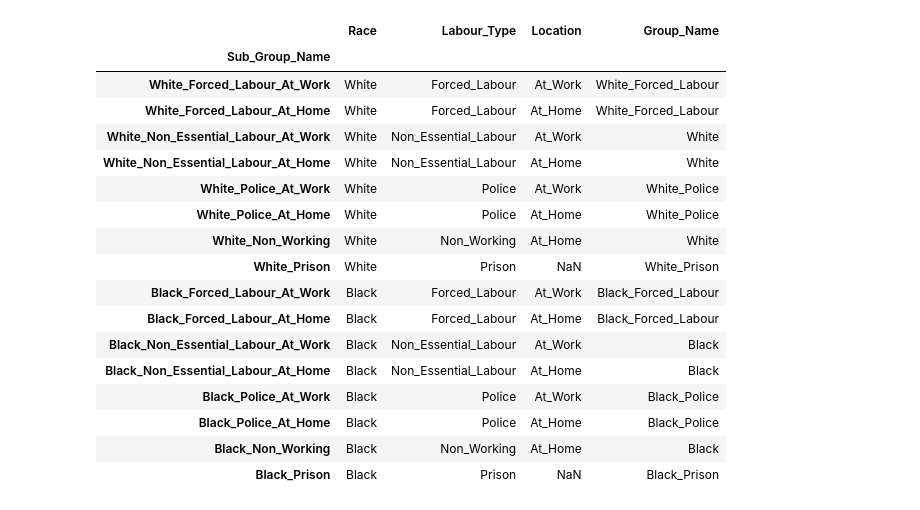
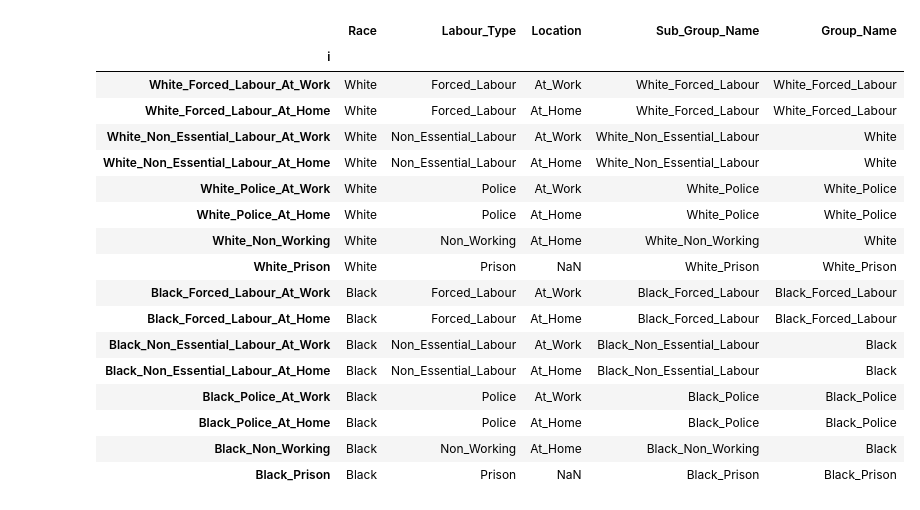
Before and after one commit to rachelwarren/CPE_Covid_Model, a Jupyter notebook: model/generate_matrix.ipynb, the cells around one changed output. Saved outputs shown, nothing was run; the diff lists cells and outputs as text; code cells hidden in the pictures.

```diff
--- a/model/generate_matrix.ipynb
+++ b/model/generate_matrix.ipynb
@@ -4,43 +4,44 @@ import numpy as np
 # %%
 #expanded matrix
 
 ls = []
 for race in ['White', 'Black']:
     for labour_type in ['Forced_Labour', 'Non_Essential_Labour', 'Police']:
         for loc in ['At_Work', 'At_Home']:
             simple_name = f'{race}_{labour_type}' if labour_type != 'Non_Essential_Labour' else race
 
             ls.append(
                 {'Race' : race,
                  'Labour_Type' : labour_type,
                  'Location': loc,
-                'Sub_Group_Name': f'{race}_{labour_type}_{loc}',
+                 'i': f'{race}_{labour_type}_{loc}',
+                 'Sub_Group_Name': f'{race}_{labour_type}',
                 'Group_Name': simple_name})
 
-    ls.append({'Race': race, 'Labour_Type': 'Non_Working', 'Location': 'At_Home',
-                     'Sub_Group_Name': f'{race}_Non_Working', 'Group_Name': race})
+    ls.append({'Race': race,'Labour_Type': 'Non_Working','Location': 'At_Home',
+               'Sub_Group_Name': f'{race}_Non_Working', 'i': f'{race}_Non_Working', 'Group_Name': race})
     ls.append({'Race': race, 'Labour_Type': 'Prison',
-                     'Sub_Group_Name': f'{race}_Prison', 'Group_Name': f'{race}_Prison'})
+               'Sub_Group_Name': f'{race}_Prison', 'i': f'{race}_Prison', 'Group_Name': f'{race}_Prison'})
 
 group_df = pd.DataFrame(ls)
-group_df = group_df.set_index('Sub_Group_Name')
+group_df = group_df.set_index('i')
 group_df
 # %% [output]
-|  | Race | Labour_Type | Location | Group_Name |
-| Sub_Group_Name |  |  |  |  |
-| White_Forced_Labour_At_Work | White | Forced_Labour | At_Work | White_Forced_Labour |
-| White_Forced_Labour_At_Home | White | Forced_Labour | At_Home | White_Forced_Labour |
-| White_Non_Essential_Labour_At_Work | White | Non_Essential_Labour | At_Work | White |
-| White_Non_Essential_Labour_At_Home | White | Non_Essential_Labour | At_Home | White |
-| White_Police_At_Work | White | Police | At_Work | White_Police |
-| White_Police_At_Home | White | Police | At_Home | White_Police |
-| White_Non_Working | White | Non_Working | At_Home | White |
-| White_Prison | White | Prison | NaN | White_Prison |
-| Black_Forced_Labour_At_Work | Black | Forced_Labour | At_Work | Black_Forced_Labour |
-| Black_Forced_Labour_At_Home | Black | Forced_Labour | At_Home | Black_Forced_Labour |
-| Black_Non_Essential_Labour_At_Work | Black | Non_Essential_Labour | At_Work | Black |
-| Black_Non_Essential_Labour_At_Home | Black | Non_Essential_Labour | At_Home | Black |
-| Black_Police_At_Work | Black | Police | At_Work | Black_Police |
-| Black_Police_At_Home | Black | Police | At_Home | Black_Police |
-| Black_Non_Working | Black | Non_Working | At_Home | Black |
-| Black_Prison | Black | Prison | NaN | Black_Prison |
+|  | Race | Labour_Type | Location | Sub_Group_Name | Group_Name |
+| i |  |  |  |  |  |
+| White_Forced_Labour_At_Work | White | Forced_Labour | At_Work | White_Forced_Labour | White_Forced_Labour |
+| White_Forced_Labour_At_Home | White | Forced_Labour | At_Home | White_Forced_Labour | White_Forced_Labour |
+| White_Non_Essential_Labour_At_Work | White | Non_Essential_Labour | At_Work | White_Non_Essential_Labour | White |
+| White_Non_Essential_Labour_At_Home | White | Non_Essential_Labour | At_Home | White_Non_Essential_Labour | White |
+| White_Police_At_Work | White | Police | At_Work | White_Police | White_Police |
+| White_Police_At_Home | White | Police | At_Home | White_Police | White_Police |
+| White_Non_Working | White | Non_Working | At_Home | White_Non_Working | White |
+| White_Prison | White | Prison | NaN | White_Prison | White_Prison |
+| Black_Forced_Labour_At_Work | Black | Forced_Labour | At_Work | Black_Forced_Labour | Black_Forced_Labour |
+| Black_Forced_Labour_At_Home | Black | Forced_Labour | At_Home | Black_Forced_Labour | Black_Forced_Labour |
+| Black_Non_Essential_Labour_At_Work | Black | Non_Essential_Labour | At_Work | Black_Non_Essential_Labour | Black |
+| Black_Non_Essential_Labour_At_Home | Black | Non_Essential_Labour | At_Home | Black_Non_Essential_Labour | Black |
+| Black_Police_At_Work | Black | Police | At_Work | Black_Police | Black_Police |
+| Black_Police_At_Home | Black | Police | At_Home | Black_Police | Black_Police |
+| Black_Non_Working | Black | Non_Working | At_Home | Black_Non_Working | Black |
+| Black_Prison | Black | Prison | NaN | Black_Prison | Black_Prison |
```
Also changed, not shown: parts of 20 cells of this notebook.
